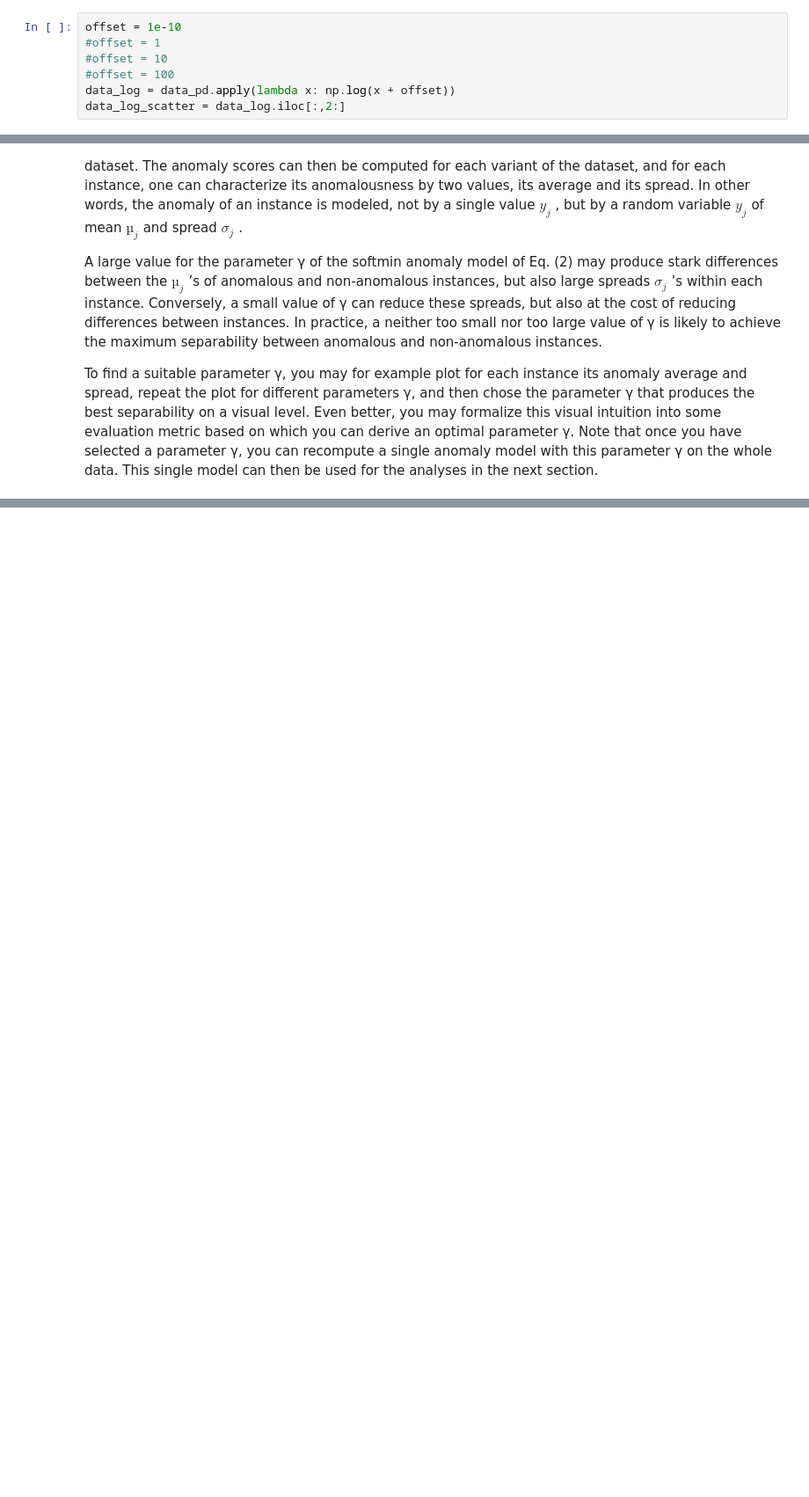
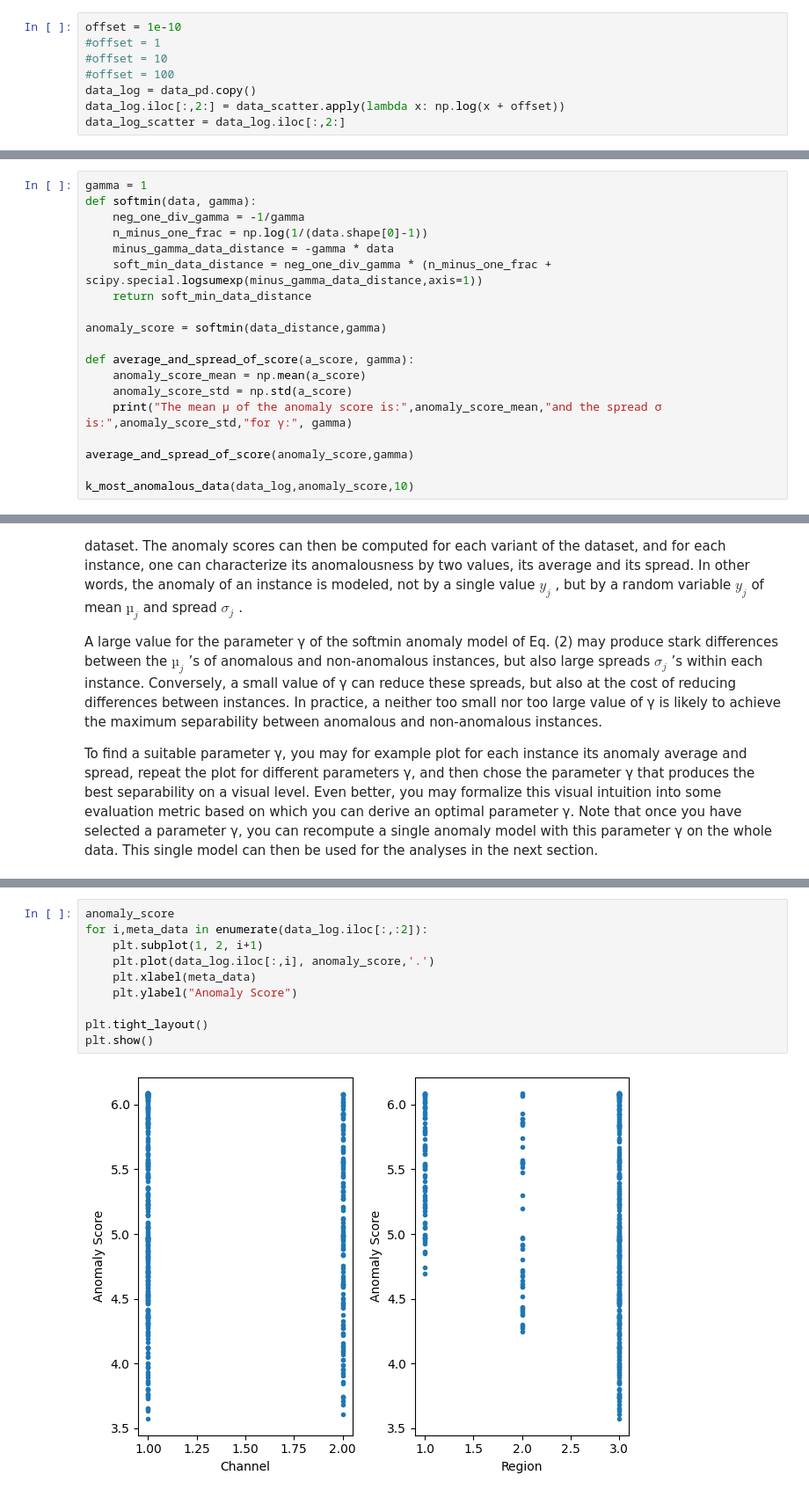
Before and after one commit to mertyaylacigit/ML-for-Data-Science, a Jupyter notebook: Part 1/Lab ML for Data Science - Part I.ipynb, the cells around one changed output, grey strips where cells are left out. Shown at 88% size. Saved outputs shown, nothing was run; the diff lists cells and outputs as text; blank space fills up the shorter version.

```diff
--- a/Part 1/Lab ML for Data Science - Part I.ipynb
+++ b/Part 1/Lab ML for Data Science - Part I.ipynb
@@ -136,7 +136,8 @@ offset = 1e-10
 #offset = 1
 #offset = 10
 #offset = 100
-data_log = data_pd.apply(lambda x: np.log(x + offset))
+data_log = data_pd.copy()
+data_log.iloc[:,2:] = data_scatter.apply(lambda x: np.log(x + offset))
 data_log_scatter = data_log.iloc[:,2:]
 # %%
 #data_log_scatter.plot.hist(alpha=0.5)
@@ -195,3 +228,22 @@ with:
 soft $\displaystyle\min_{k \neq j} z_{jk} = - \frac{1}{\gamma} \log({\frac{1}{N-1}} \displaystyle\sum_{k \neq j} exp(- \gamma z_{jk}))$
 
 As a side note, the softmin can be interpreted as a generalized F-mean with $F(t) = exp(−γt)$. The output of such function is also related to the log-likelihood prediced by a kernel density estimator of the rest of the data (see e.g. [2]).
+# %%
+gamma = 1
+def softmin(data, gamma):
+    neg_one_div_gamma = -1/gamma
+    n_minus_one_frac = np.log(1/(data.shape[0]-1))
+    minus_gamma_data_distance = -gamma * data
+    soft_min_data_distance = neg_one_div_gamma * (n_minus_one_frac + scipy.special.logsumexp(minus_gamma_data_distance,axis=1))
+    return soft_min_data_distance
+
+anomaly_score = softmin(data_distance,gamma)
+
+def average_and_spread_of_score(a_score, gamma):
+    anomaly_score_mean = np.mean(a_score)
+    anomaly_score_std = np.std(a_score)
+    print("The mean µ of the anomaly score is:",anomaly_score_mean,"and the spread σ is:",anomaly_score_std,"for γ:", gamma)
+
+average_and_spread_of_score(anomaly_score,gamma)
+
+k_most_anomalous_data(data_log,anomaly_score,10)
@@ -215,0 +331,12 @@ from sklearn.preprocessing import FunctionTransformer
+# %%
+anomaly_score
+for i,meta_data in enumerate(data_log.iloc[:,:2]):
+    plt.subplot(1, 2, i+1)
+    plt.plot(data_log.iloc[:,i], anomaly_score,'.')
+    plt.xlabel(meta_data)
+    plt.ylabel("Anomaly Score")
+
+plt.tight_layout()
+plt.show()
+# %% [output]
+[figure, added]
```
Also changed, not shown: parts of 14 cells of this notebook.
